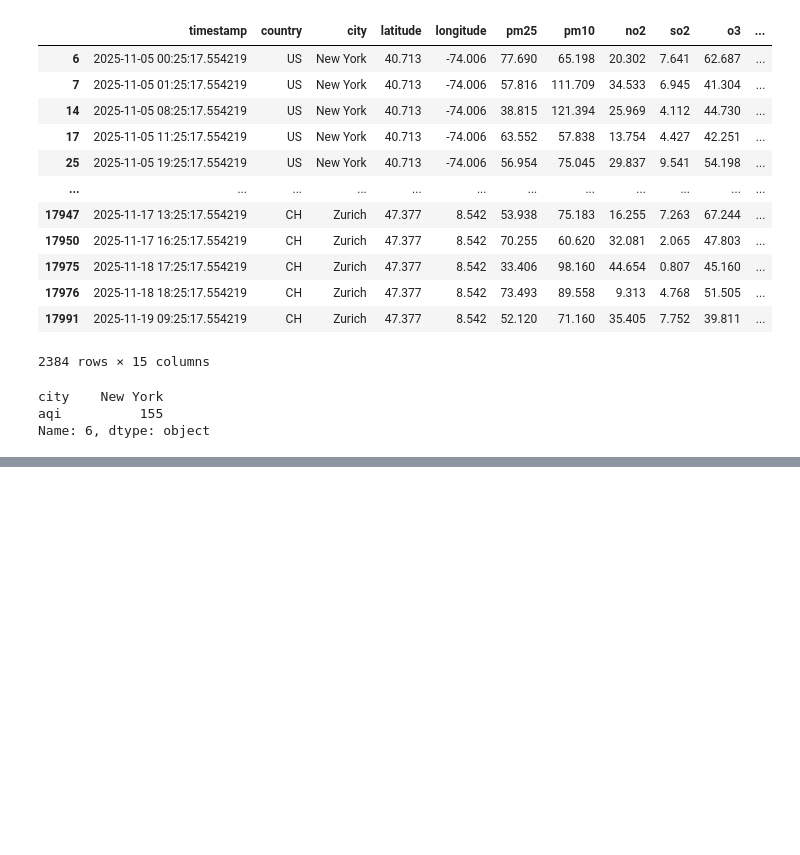
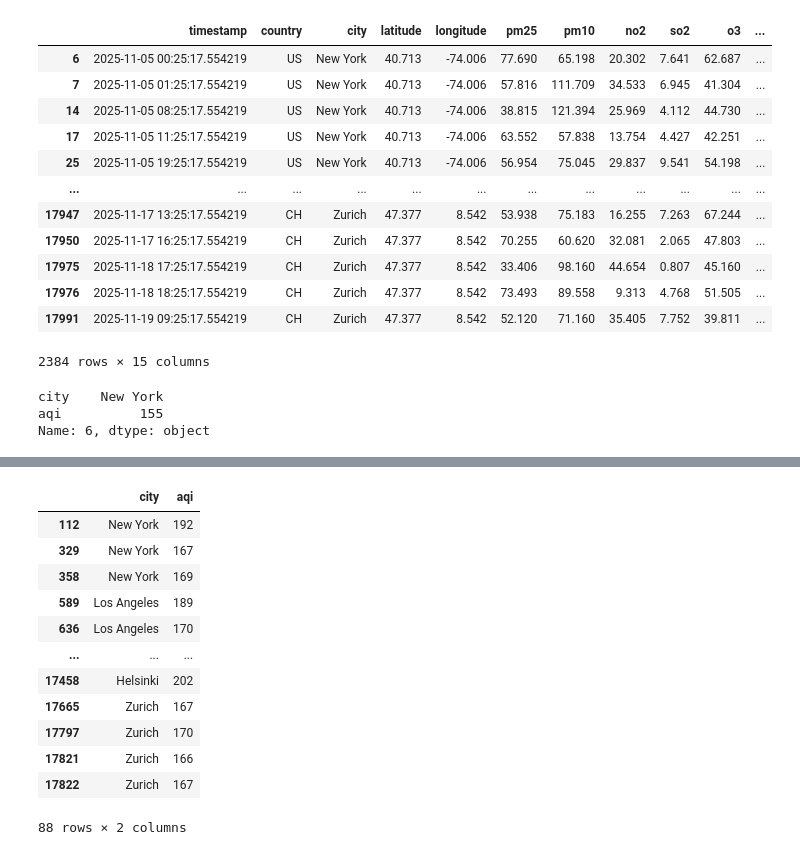
Before and after one commit to Sanchali-rif/Data-Science-Learning, a Jupyter notebook: Pandas/kaggle_dataset.ipynb, the cells around one changed output, grey strips where cells are left out. Cells and saved outputs as stored; diff of their text form; code cells hidden in the pictures; blank space fills up the shorter version.

```diff
--- a/Pandas/kaggle_dataset.ipynb
+++ b/Pandas/kaggle_dataset.ipynb
@@ -166,0 +200,17 @@ Name: 6, dtype: object
+# %%
+aqi_value=160
+df.query("aqi>@aqi_value & temperature>30")[["city","aqi"]] #refer to qui_value via @
+# %% [output]
+|  | city | aqi |
+| 112 | New York | 192 |
+| 329 | New York | 167 |
+| 358 | New York | 169 |
+| 589 | Los Angeles | 189 |
+| 636 | Los Angeles | 170 |
+| ... | ... | ... |
+| 17458 | Helsinki | 202 |
+| 17665 | Zurich | 167 |
+| 17797 | Zurich | 170 |
+| 17821 | Zurich | 166 |
+| 17822 | Zurich | 167 |
+88 rows × 2 columns
```
Also changed, not shown: parts of 2 cells of this notebook.
